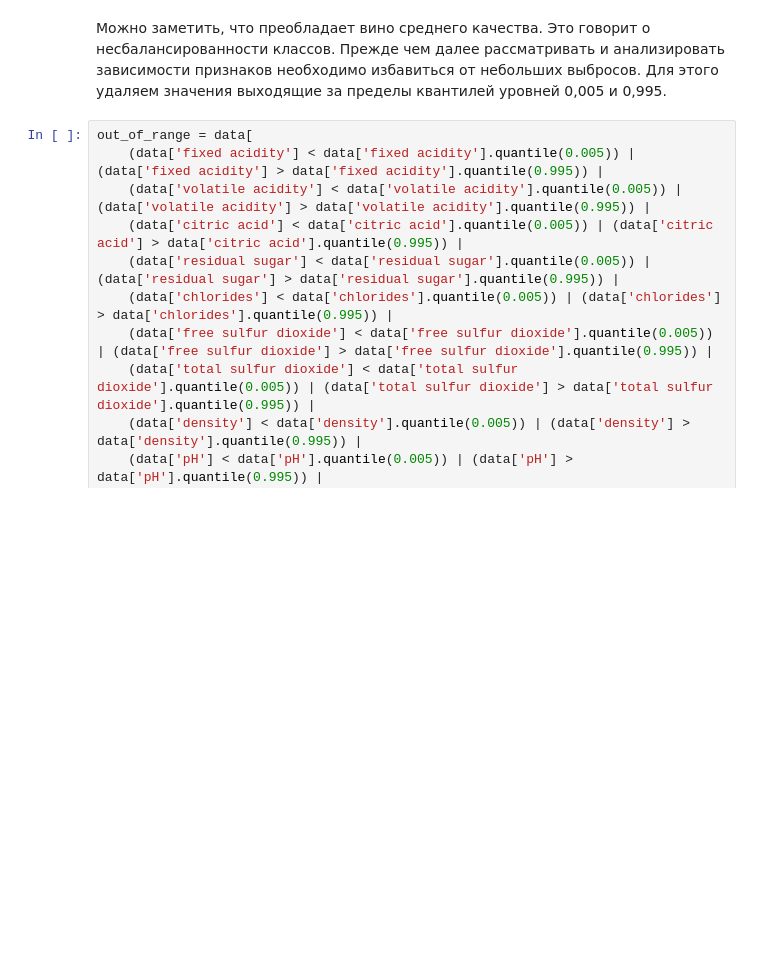
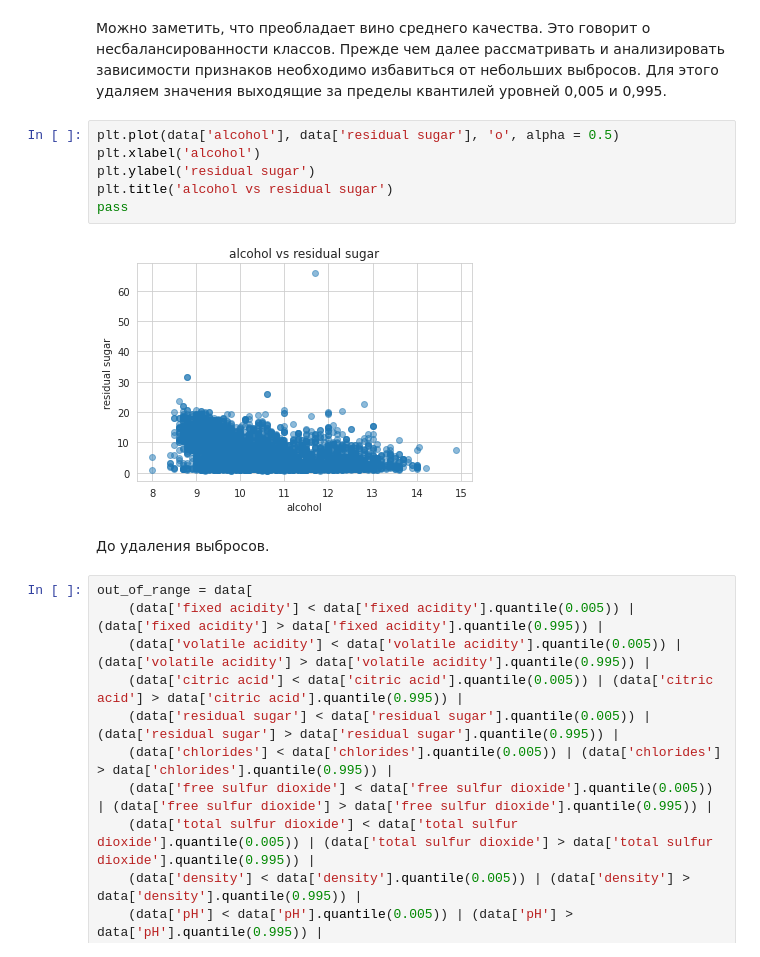
Before and after one commit to AdelineSommers/MachineLearning, a Jupyter notebook: lab1/wineQuality.ipynb, the cells around one changed output. Drawn from its saved outputs; the diff is of its cells as text; blank space fills up the shorter version.

```diff
--- a/lab1/wineQuality.ipynb
+++ b/lab1/wineQuality.ipynb
@@ -44,6 +52,16 @@ sns.countplot(x = data['quality'])
 # %% [markdown]
 Можно заметить, что преобладает вино среднего качества. Это говорит о несбалансированности классов.
 Прежде чем далее рассматривать и анализировать зависимости признаков необходимо избавиться от небольших выбросов. Для этого удаляем значения выходящие за пределы квантилей уровней 0,005 и 0,995.
+# %%
+plt.plot(data['alcohol'], data['residual sugar'], 'o', alpha = 0.5)
+plt.xlabel('alcohol')
+plt.ylabel('residual sugar')
+plt.title('alcohol vs residual sugar')
+pass
+# %% [output]
+[figure, added]
+# %% [markdown]
+До удаления выбросов.
 # %%
 out_of_range = data[
     (data['fixed acidity'] < data['fixed acidity'].quantile(0.005)) | (data['fixed acidity'] > data['fixed acidity'].quantile(0.995)) |
```
Also changed, not shown: parts of 32 cells of this notebook.
